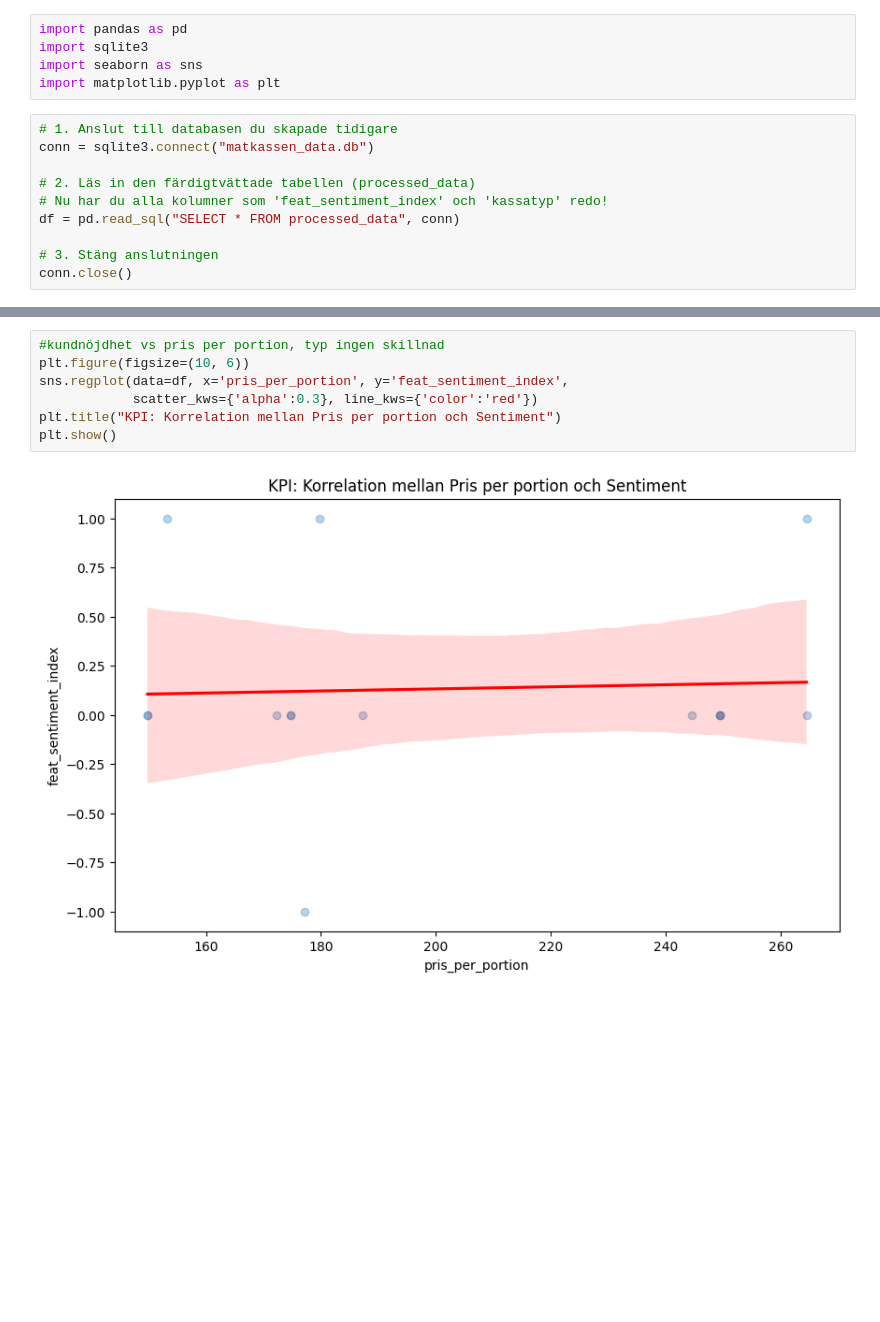
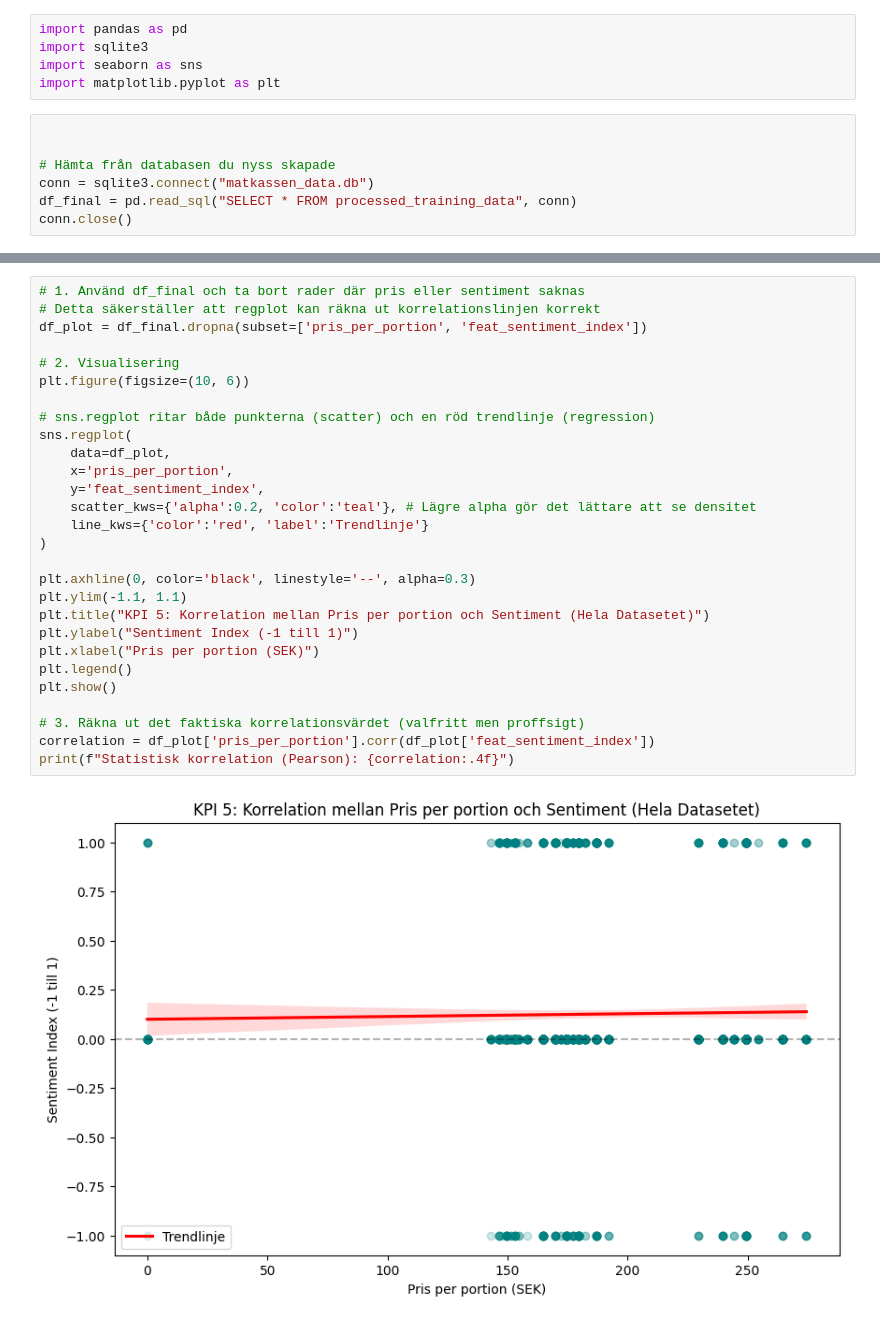
Before and after one commit to johanfinnrydberg-tech/data-uppgift-, a Jupyter notebook: KPI_matkassen.ipynb, the cells around one changed output, grey strips where cells are left out. Drawn from its saved outputs; the diff is of its cells as text; blank space fills up the shorter version.

```diff
--- a/KPI_matkassen.ipynb
+++ b/KPI_matkassen.ipynb
@@ -4,13 +4,10 @@ import sqlite3
 import seaborn as sns
 import matplotlib.pyplot as plt
 # %%
-# 1. Anslut till databasen du skapade tidigare
+
+
+# Hämta från databasen du nyss skapade
 conn = sqlite3.connect("matkassen_data.db")
-
-# 2. Läs in den färdigtvättade tabellen (processed_data)
-# Nu har du alla kolumner som 'feat_sentiment_index' och 'kassatyp' redo!
-df = pd.read_sql("SELECT * FROM processed_data", conn)
-
-# 3. Stäng anslutningen
+df_final = pd.read_sql("SELECT * FROM processed_training_data", conn)
 conn.close()
 # %%
@@ -92,9 +133,30 @@ Passing `palette` without assigning `hue` is deprecated and will be removed in v
 # %%
-#kundnöjdhet vs pris per portion, typ ingen skillnad
+# 1. Använd df_final och ta bort rader där pris eller sentiment saknas
+# Detta säkerställer att regplot kan räkna ut korrelationslinjen korrekt
+df_plot = df_final.dropna(subset=['pris_per_portion', 'feat_sentiment_index'])
+
+# 2. Visualisering
 plt.figure(figsize=(10, 6))
-sns.regplot(data=df, x='pris_per_portion', y='feat_sentiment_index',
-            scatter_kws={'alpha':0.3}, line_kws={'color':'red'})
-plt.title("KPI: Korrelation mellan Pris per portion och Sentiment")
+
+# sns.regplot ritar både punkterna (scatter) och en röd trendlinje (regression)
+sns.regplot(
+    data=df_plot,
+    x='pris_per_portion',
+    y='feat_sentiment_index',
+    scatter_kws={'alpha':0.2, 'color':'teal'}, # Lägre alpha gör det lättare att se densitet
+    line_kws={'color':'red', 'label':'Trendlinje'}
+)
+
+plt.axhline(0, color='black', linestyle='--', alpha=0.3)
+plt.ylim(-1.1, 1.1)
+plt.title("KPI 5: Korrelation mellan Pris per portion och Sentiment (Hela Datasetet)")
+plt.ylabel("Sentiment Index (-1 till 1)")
+plt.xlabel("Pris per portion (SEK)")
+plt.legend()
 plt.show()
+
+# 3. Räkna ut det faktiska korrelationsvärdet (valfritt men proffsigt)
+correlation = df_plot['pris_per_portion'].corr(df_plot['feat_sentiment_index'])
+print(f"Statistisk korrelation (Pearson): {correlation:.4f}")
 # %% [output]
-[figure, old version]
+[figure, new version]
```
Also changed, not shown: parts of 7 cells of this notebook, 1 other file.
